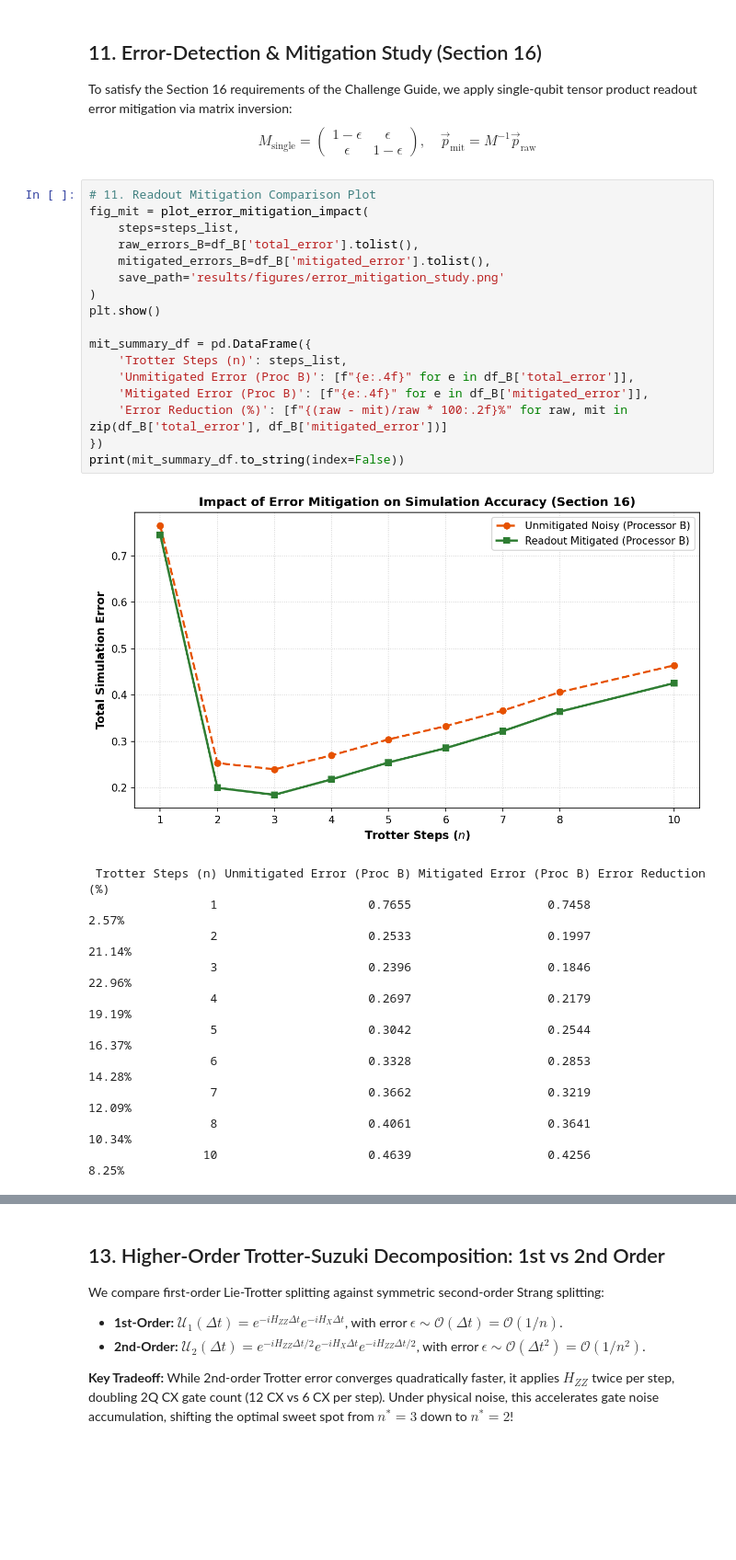
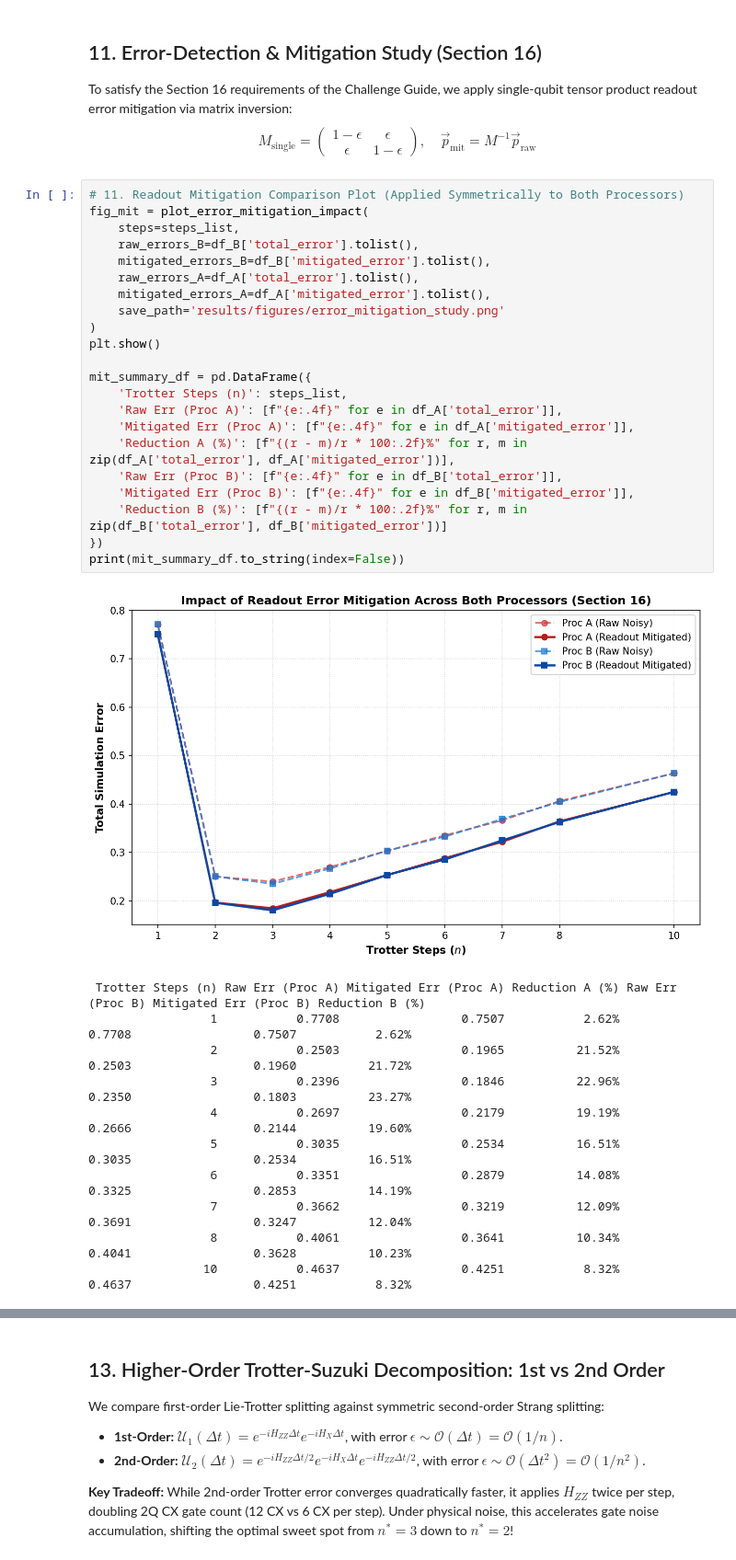
Before and after one commit to Drb-07/qff-s3, a Jupyter notebook: main.ipynb, the cells around one changed output, grey strips where cells are left out. Shown at 92% size. Saved outputs shown, nothing was run; the diff lists cells and outputs as text; blank space fills up the shorter version.

```diff
--- a/main.ipynb
+++ b/main.ipynb
@@ -438,32 +406,37 @@ Minimum Achievable Error at n*      0.2396      0.2396             0.0000
 To satisfy the Section 16 requirements of the Challenge Guide, we apply single-qubit tensor product readout error mitigation via matrix inversion:
 $$M_{\mathrm{single}} = \begin{pmatrix} 1 - \epsilon & \epsilon \\ \epsilon & 1 - \epsilon \end{pmatrix}, \quad \vec{p}_{\mathrm{mit}} = M^{-1} \vec{p}_{\mathrm{raw}}$$
 # %%
-# 11. Readout Mitigation Comparison Plot
+# 11. Readout Mitigation Comparison Plot (Applied Symmetrically to Both Processors)
 fig_mit = plot_error_mitigation_impact(
     steps=steps_list,
     raw_errors_B=df_B['total_error'].tolist(),
     mitigated_errors_B=df_B['mitigated_error'].tolist(),
+    raw_errors_A=df_A['total_error'].tolist(),
+    mitigated_errors_A=df_A['mitigated_error'].tolist(),
     save_path='results/figures/error_mitigation_study.png'
 )
 plt.show()
 
 mit_summary_df = pd.DataFrame({
     'Trotter Steps (n)': steps_list,
-    'Unmitigated Error (Proc B)': [f"{e:.4f}" for e in df_B['total_error']],
-    'Mitigated Error (Proc B)': [f"{e:.4f}" for e in df_B['mitigated_error']],
-    'Error Reduction (%)': [f"{(raw - mit)/raw * 100:.2f}%" for raw, mit in zip(df_B['total_error'], df_B['mitigated_error'])]
+    'Raw Err (Proc A)': [f"{e:.4f}" for e in df_A['total_error']],
+    'Mitigated Err (Proc A)': [f"{e:.4f}" for e in df_A['mitigated_error']],
+    'Reduction A (%)': [f"{(r - m)/r * 100:.2f}%" for r, m in zip(df_A['total_error'], df_A['mitigated_error'])],
+    'Raw Err (Proc B)': [f"{e:.4f}" for e in df_B['total_error']],
+    'Mitigated Err (Proc B)': [f"{e:.4f}" for e in df_B['mitigated_error']],
+    'Reduction B (%)': [f"{(r - m)/r * 100:.2f}%" for r, m in zip(df_B['total_error'], df_B['mitigated_error'])]
 })
 print(mit_summary_df.to_string(index=False))
 # %% [output]
-[figure, old version]
+[figure, new version]
- Trotter Steps (n) Unmitigated Error (Proc B) Mitigated Error (Proc B) Error Reduction (%)
-                 1                     0.7655                   0.7458               2.57%
-                 2                     0.2533                   0.1997              21.14%
-                 3                     0.2396                   0.1846              22.96%
-                 4                     0.2697                   0.2179              19.19%
-                 5                     0.3042                   0.2544              16.37%
-                 6                     0.3328                   0.2853              14.28%
-                 7                     0.3662                   0.3219              12.09%
-                 8                     0.4061                   0.3641              10.34%
-                10                     0.4639                   0.4256               8.25%
+ Trotter Steps (n) Raw Err (Proc A) Mitigated Err (Proc A) Reduction A (%) Raw Err (Proc B) Mitigated Err (Proc B) Reduction B (%)
+                 1           0.7708                 0.7507           2.62%           0.7708                 0.7507           2.62%
+                 2           0.2503                 0.1965          21.52%           0.2503                 0.1960          21.72%
+                 3           0.2396                 0.1846          22.96%           0.2350                 0.1803          23.27%
+                 4           0.2697                 0.2179          19.19%           0.2666                 0.2144          19.60%
+                 5           0.3035                 0.2534          16.51%           0.3035                 0.2534          16.51%
+                 6           0.3351                 0.2879          14.08%           0.3325                 0.2853          14.19%
+                 7           0.3662                 0.3219          12.09%           0.3691                 0.3247          12.04%
+                 8           0.4061                 0.3641          10.34%           0.4041                 0.3628          10.23%
+                10           0.4637                 0.4251           8.32%           0.4637                 0.4251           8.32%
 # %% [markdown]
```
Also changed, not shown: parts of 16 cells of this notebook, 45 other files.
